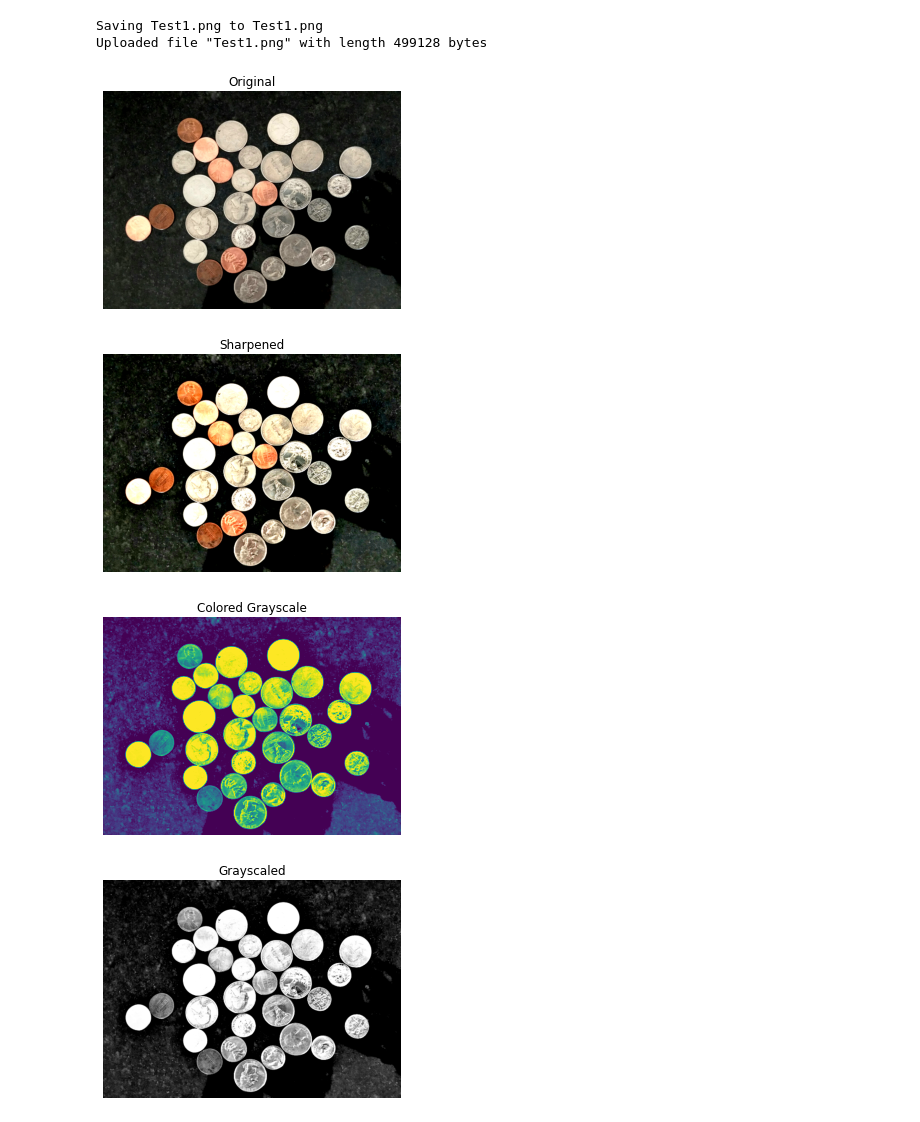
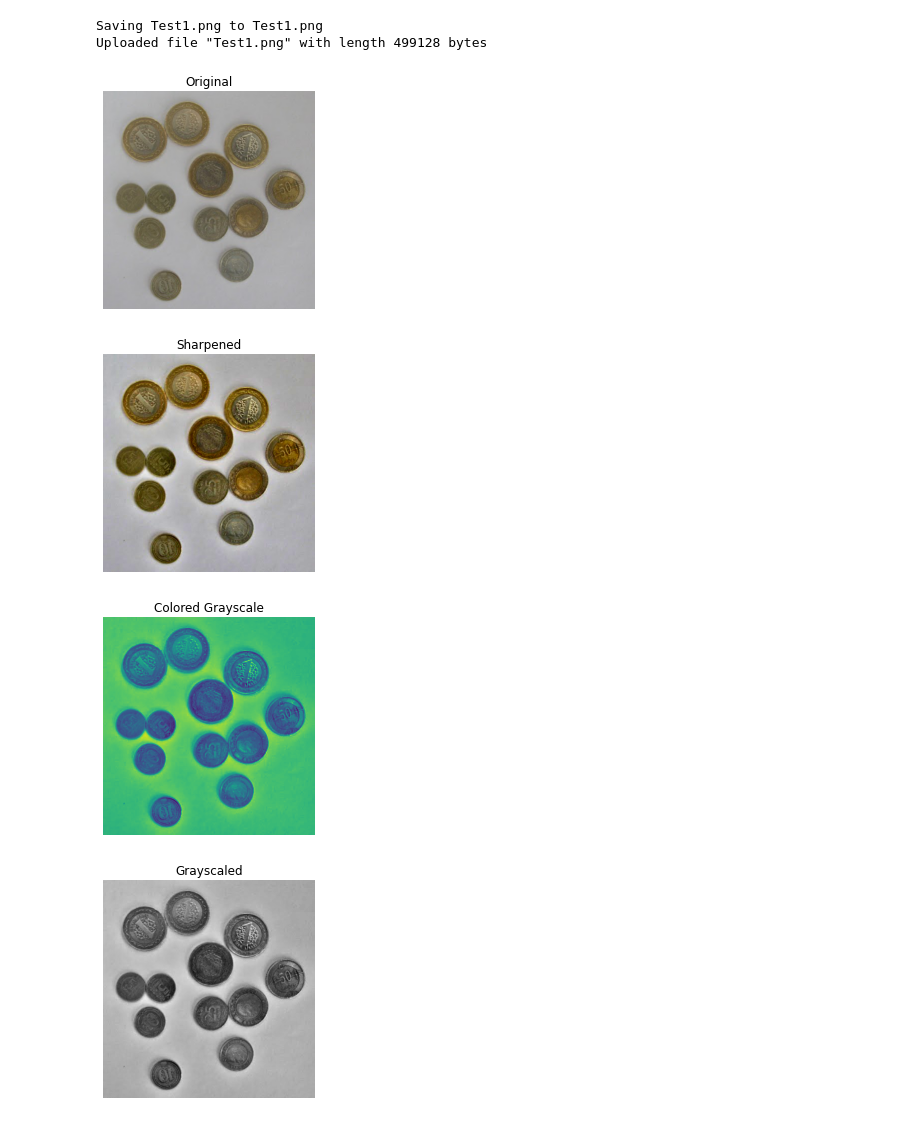
Before and after one commit to chase-capron/ImageProcessing, a Jupyter notebook: Counting_Coins.ipynb, the cells around one changed output. Drawn from its saved outputs; the diff is of its cells as text; code cells hidden in the pictures.

```diff
--- a/Counting_Coins.ipynb
+++ b/Counting_Coins.ipynb
@@ -30,31 +29,31 @@ def display(im, title=None, **kwargs):
 # %%
 # Reads in the Image file to an array my_image
 # To use another Image, upload multiple images and replace the file name in my_image
-my_image = plt.imread('Test1.png') # [Insert file name here]
+my_image = plt.imread('Test2.png') # [Insert file name here]
 
 # Mask to Sharpen the Image for pre-processing (Helps distinquish coins from background)
 from skimage.filters import unsharp_mask
 rad = 20.0 # Change this to adjust Sharpening intensity
 sharp_im = unsharp_mask(my_image, radius = rad) # New Sharpened Image
 
 # Displaying Original and new Sharpened Image
 display(my_image, 'Original', cmap=None) # Display uploaded Image
 display(sharp_im, 'Sharpened', cmap=None) # Display Sharpened Image
 
 # Creating Colored Grayscale
 heat = color.rgb2gray(sharp_im) # Defaults to Grayscaling the image as a colored Heatmap just for reference
 plt.figure()
 plt.imshow(heat)
 plt.title('Colored Grayscale')
 plt.axis('off')
 
 # Creating True Grayscale with Color Map
 gray = display(heat, 'Grayscaled') # No cmap argument defaults to cmap='gray'
 # %% [output]
-[figure, old version]
+[figure, new version]
-[figure, old version]
+[figure, new version]
-[figure, old version]
+[figure, new version]
-[figure, old version]
+[figure, new version]
 # %%
 # Creating a Thresholding Mask
 from skimage.filters import threshold_otsu
```
Also changed, not shown: parts of 7 cells of this notebook.
